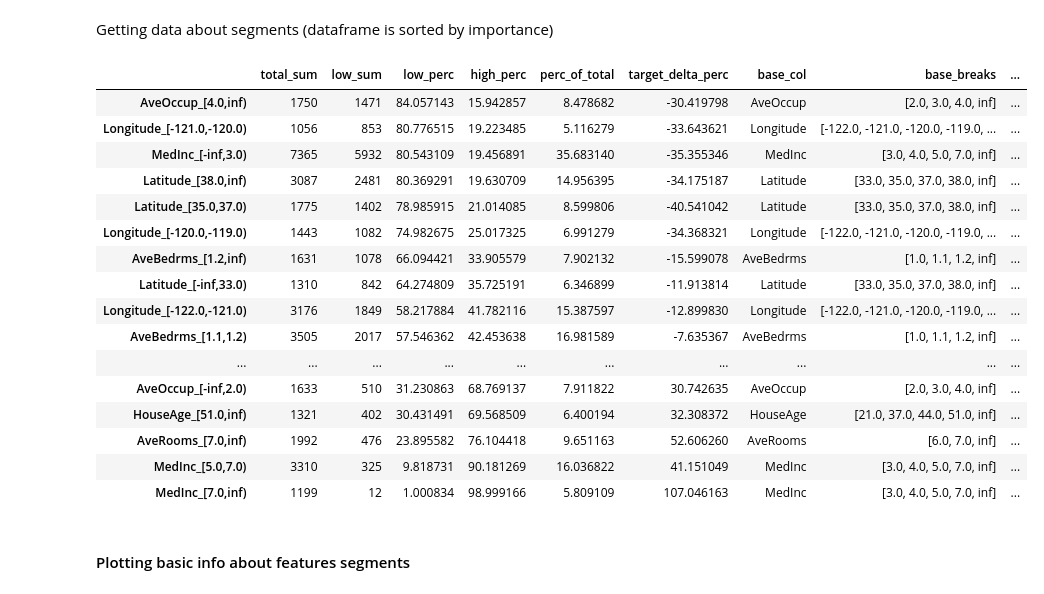
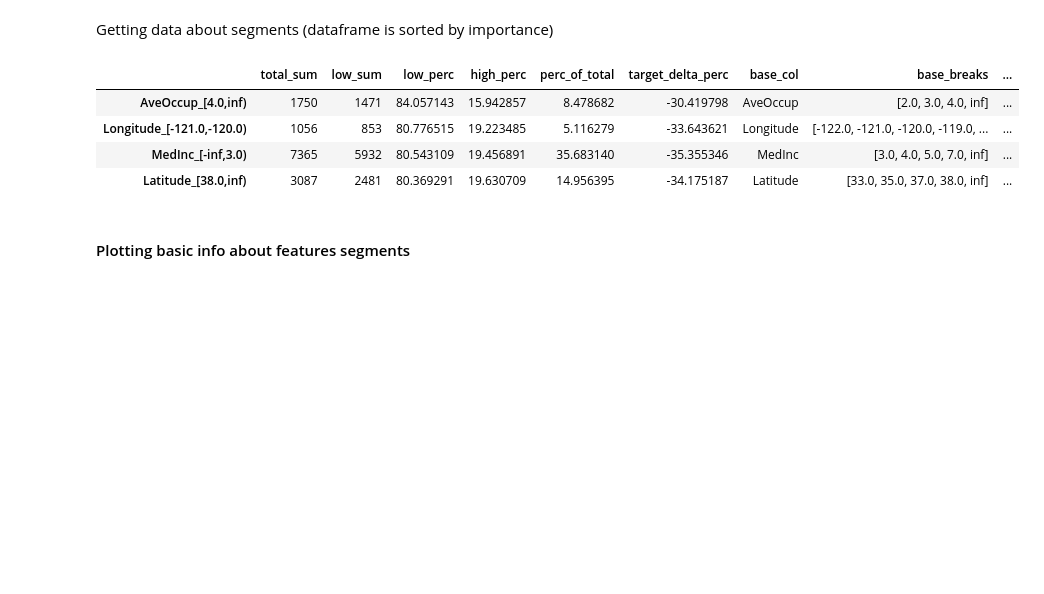
Before and after one commit to xsolla/data-fast-insights, a Jupyter notebook: examples/housing_dataset_example.ipynb, the cells around one changed output. Cells and saved outputs as stored; diff of their text form; code cells hidden in the pictures; blank space fills up the shorter version.

```diff
--- a/examples/housing_dataset_example.ipynb
+++ b/examples/housing_dataset_example.ipynb
@@ -79,25 +79,13 @@ res = calc.calculate_dependence(model_data=dmd)
 Getting data about segments (dataframe is sorted by importance)
 # %%
 # print(res[res['perc_of_total'] > 5][:3][['low_perc', 'base_col']])
-res[res['perc_of_total'] > 5]
+res[res['perc_of_total'] > 5].head(4)
 # %% [output]
 |  | total_sum | low_sum | low_perc | high_perc | perc_of_total | target_delta_perc | base_col | base_breaks | ... |
 | AveOccup_[4.0,inf) | 1750 | 1471 | 84.057143 | 15.942857 | 8.478682 | -30.419798 | AveOccup | [2.0, 3.0, 4.0, inf] | ... |
 | Longitude_[-121.0,-120.0) | 1056 | 853 | 80.776515 | 19.223485 | 5.116279 | -33.643621 | Longitude | [-122.0, -121.0, -120.0, -119.0, ... | ... |
 | MedInc_[-inf,3.0) | 7365 | 5932 | 80.543109 | 19.456891 | 35.683140 | -35.355346 | MedInc | [3.0, 4.0, 5.0, 7.0, inf] | ... |
 | Latitude_[38.0,inf) | 3087 | 2481 | 80.369291 | 19.630709 | 14.956395 | -34.175187 | Latitude | [33.0, 35.0, 37.0, 38.0, inf] | ... |
-| Latitude_[35.0,37.0) | 1775 | 1402 | 78.985915 | 21.014085 | 8.599806 | -40.541042 | Latitude | [33.0, 35.0, 37.0, 38.0, inf] | ... |
-| Longitude_[-120.0,-119.0) | 1443 | 1082 | 74.982675 | 25.017325 | 6.991279 | -34.368321 | Longitude | [-122.0, -121.0, -120.0, -119.0, ... | ... |
-| AveBedrms_[1.2,inf) | 1631 | 1078 | 66.094421 | 33.905579 | 7.902132 | -15.599078 | AveBedrms | [1.0, 1.1, 1.2, inf] | ... |
-| Latitude_[-inf,33.0) | 1310 | 842 | 64.274809 | 35.725191 | 6.346899 | -11.913814 | Latitude | [33.0, 35.0, 37.0, 38.0, inf] | ... |
-| Longitude_[-122.0,-121.0) | 3176 | 1849 | 58.217884 | 41.782116 | 15.387597 | -12.899830 | Longitude | [-122.0, -121.0, -120.0, -119.0, ... | ... |
-| AveBedrms_[1.1,1.2) | 3505 | 2017 | 57.546362 | 42.453638 | 16.981589 | -7.635367 | AveBedrms | [1.0, 1.1, 1.2, inf] | ... |
-| ... | ... | ... | ... | ... | ... | ... | ... | ... | ... |
-| AveOccup_[-inf,2.0) | 1633 | 510 | 31.230863 | 68.769137 | 7.911822 | 30.742635 | AveOccup | [2.0, 3.0, 4.0, inf] | ... |
-| HouseAge_[51.0,inf) | 1321 | 402 | 30.431491 | 69.568509 | 6.400194 | 32.308372 | HouseAge | [21.0, 37.0, 44.0, 51.0, inf] | ... |
-| AveRooms_[7.0,inf) | 1992 | 476 | 23.895582 | 76.104418 | 9.651163 | 52.606260 | AveRooms | [6.0, 7.0, inf] | ... |
-| MedInc_[5.0,7.0) | 3310 | 325 | 9.818731 | 90.181269 | 16.036822 | 41.151049 | MedInc | [3.0, 4.0, 5.0, 7.0, inf] | ... |
-| MedInc_[7.0,inf) | 1199 | 12 | 1.000834 | 98.999166 | 5.809109 | 107.046163 | MedInc | [3.0, 4.0, 5.0, 7.0, inf] | ... |
 # %% [markdown]
 #### Plotting basic info about features segments
 # %% [markdown]
```
